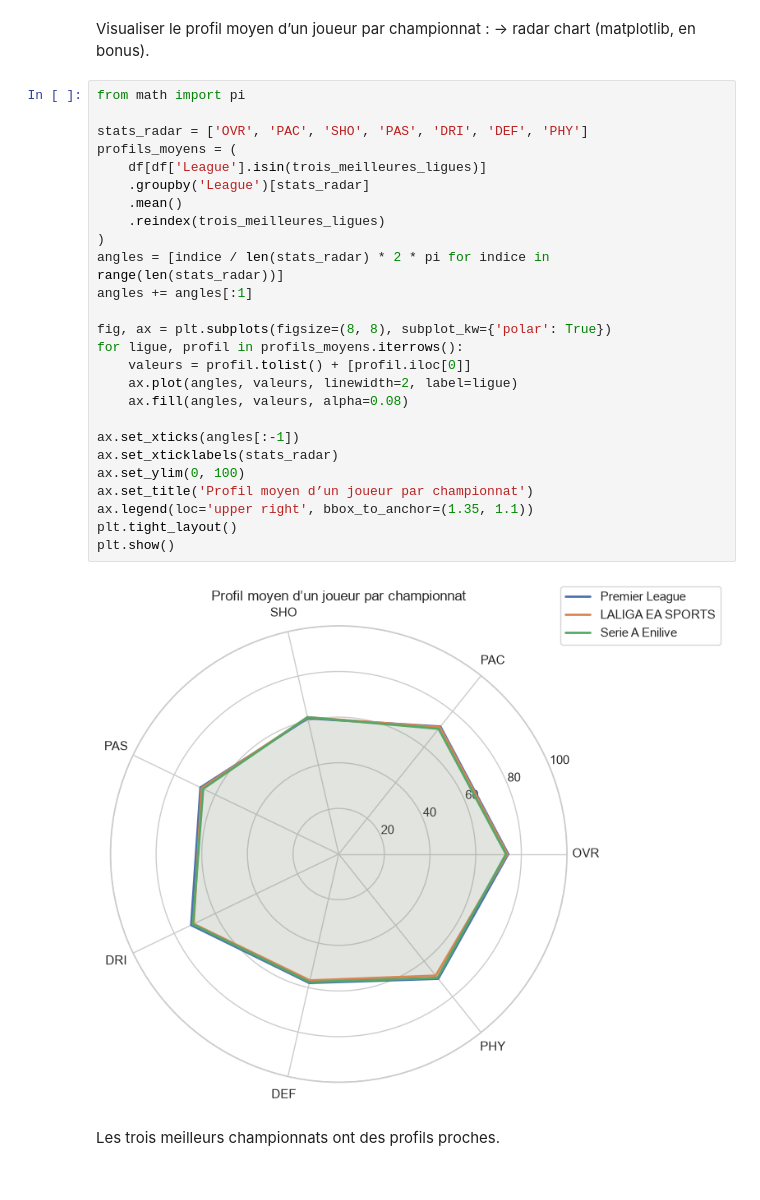
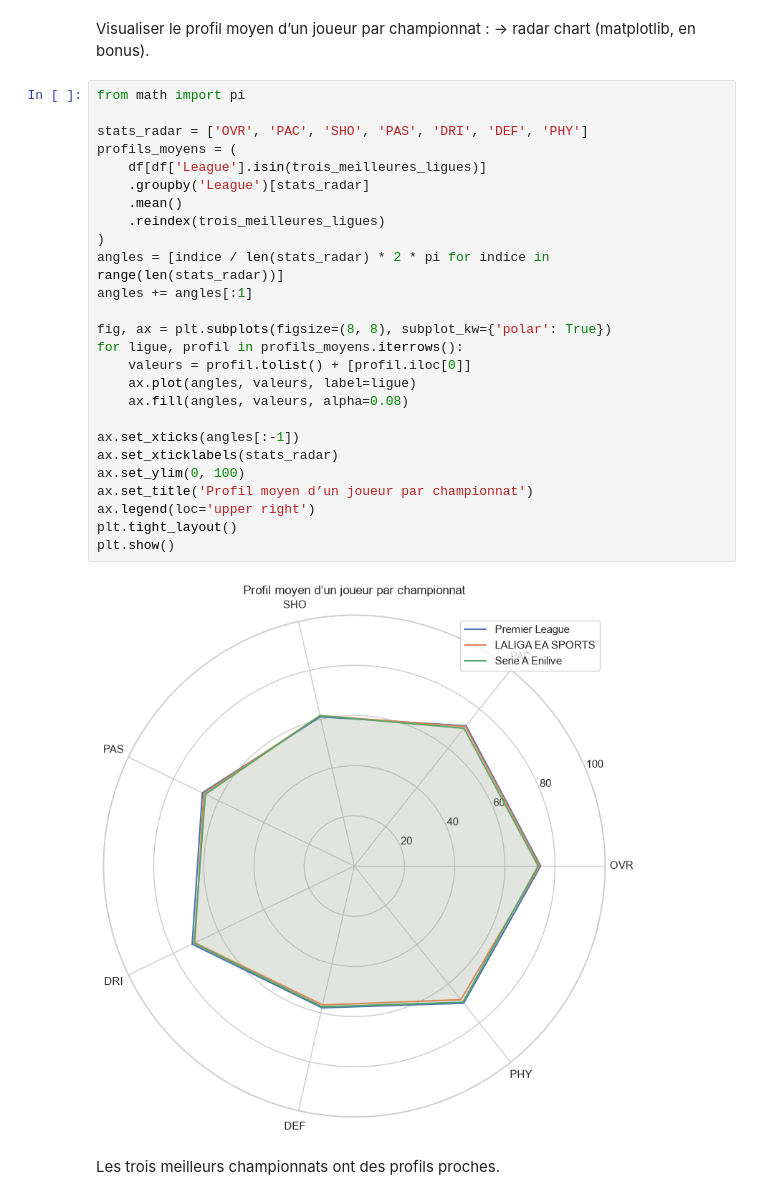
Before and after one commit to Maxime-casr/D-tection-Joueur, a Jupyter notebook: TP_Maxime_Casteras.ipynb, the cells around one changed output. Saved outputs shown, nothing was run; the diff lists cells and outputs as text.

```diff
--- a/TP_Maxime_Casteras.ipynb
+++ b/TP_Maxime_Casteras.ipynb
@@ -408,31 +408,31 @@ Visualiser le profil moyen d’un joueur par championnat : → radar chart (matp
 # %%
 from math import pi
 
 stats_radar = ['OVR', 'PAC', 'SHO', 'PAS', 'DRI', 'DEF', 'PHY']
 profils_moyens = (
     df[df['League'].isin(trois_meilleures_ligues)]
     .groupby('League')[stats_radar]
     .mean()
     .reindex(trois_meilleures_ligues)
 )
 angles = [indice / len(stats_radar) * 2 * pi for indice in range(len(stats_radar))]
 angles += angles[:1]
 
 fig, ax = plt.subplots(figsize=(8, 8), subplot_kw={'polar': True})
 for ligue, profil in profils_moyens.iterrows():
     valeurs = profil.tolist() + [profil.iloc[0]]
-    ax.plot(angles, valeurs, linewidth=2, label=ligue)
+    ax.plot(angles, valeurs, label=ligue)
     ax.fill(angles, valeurs, alpha=0.08)
 
 ax.set_xticks(angles[:-1])
 ax.set_xticklabels(stats_radar)
 ax.set_ylim(0, 100)
 ax.set_title('Profil moyen d’un joueur par championnat')
-ax.legend(loc='upper right', bbox_to_anchor=(1.35, 1.1))
+ax.legend(loc='upper right')
 plt.tight_layout()
 plt.show()
 # %% [output]
-[figure, old version]
+[figure, new version]
 # %% [markdown]
 Les trois meilleurs championnats ont des profils proches.
 # %% [markdown]
```
Also changed, not shown: parts of 4 cells of this notebook.
